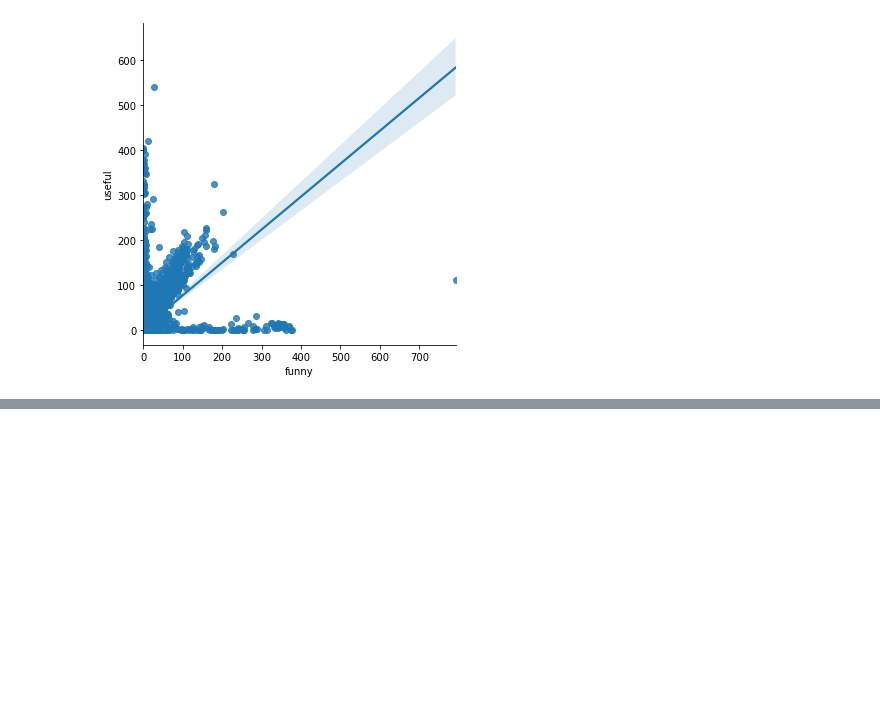
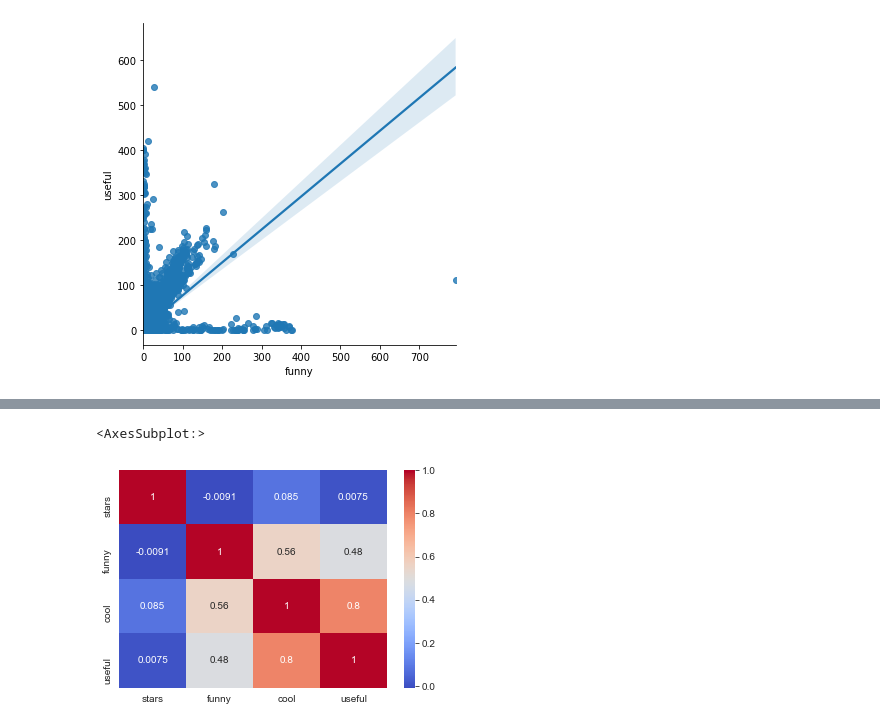
Before and after one commit to anushakuppahally/yelp-app, a Jupyter notebook: eda.ipynb, the cells around one changed output, grey strips where cells are left out. Saved outputs shown, nothing was run; the diff lists cells and outputs as text; code cells hidden in the pictures; blank space fills up the shorter version.

```diff
--- a/eda.ipynb
+++ b/eda.ipynb
@@ -88,0 +130,5 @@ sns.lmplot(x='funny',y='useful',data=yelp_df)
+# %%
+sns.heatmap(yelp_df.corr(),cmap='coolwarm',annot=True)
+# %% [output]
+<AxesSubplot:>
+[figure, added]
```
Also changed, not shown: parts of 12 cells of this notebook.
